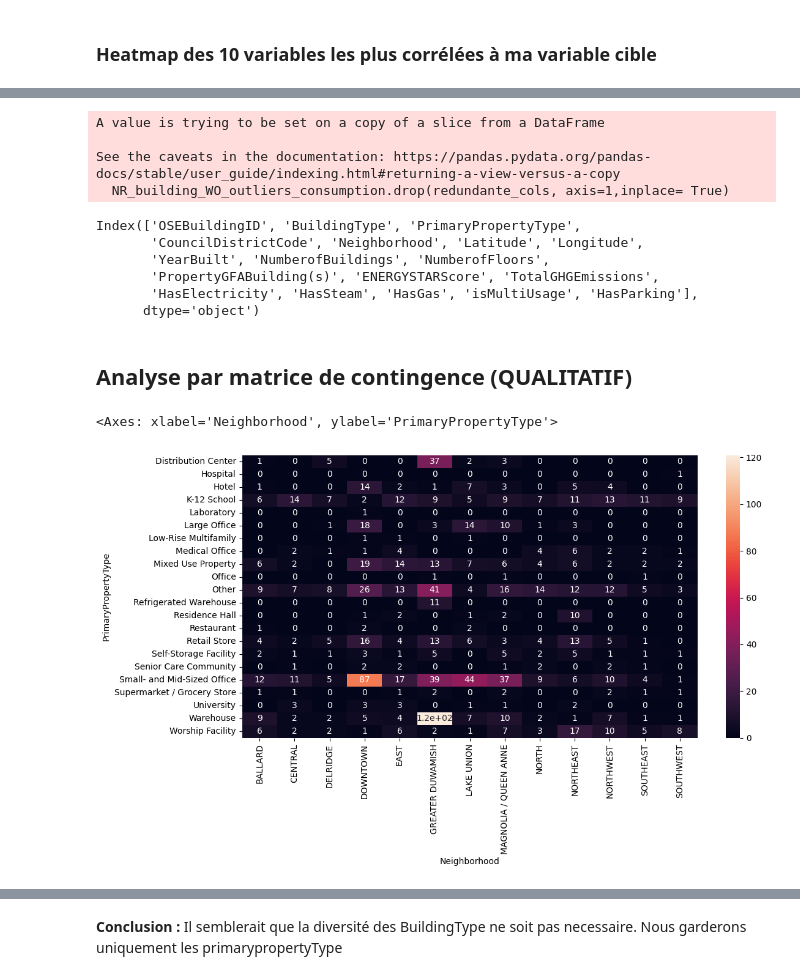
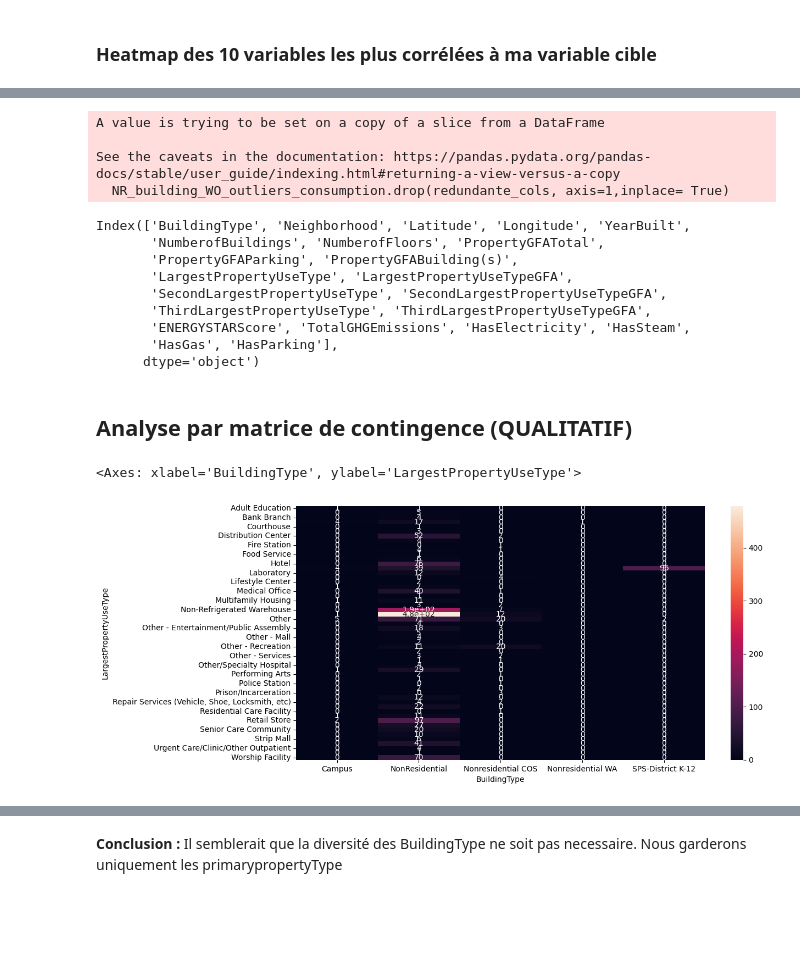
Before and after one commit to RandomFab/SEATLE, a Jupyter notebook: P3_template_modelistation_supervisee_data_scientist.ipynb, the cells around one changed output, grey strips where cells are left out. Cells and saved outputs as stored; diff of their text form; code cells hidden in the pictures; blank space fills up the shorter version.

```diff
--- a/P3_template_modelistation_supervisee_data_scientist.ipynb
+++ b/P3_template_modelistation_supervisee_data_scientist.ipynb
@@ -231,12 +306,12 @@ array(['DOWNTOWN', 'SOUTHEAST', 'NORTHEAST', 'CENTRAL',
 # %%
 df = NR_building_WO_outliers_consumption
 
-nrj_outlier_columns = ['SiteEUI(kBtu/sf)','SiteEnergyUse(kBtu)']
+# nrj_outlier_columns = ['SiteEUI(kBtu/sf)','SiteEnergyUse(kBtu)']
 
-for column in nrj_outlier_columns:
-    limite_basse, limite_haute = quantile_outliers(df[column])
-    df = df[(df[column]>limite_basse) & (df[column]<limite_haute)]
-    print(df.shape)
+# for column in nrj_outlier_columns:
+#     limite_basse, limite_haute = quantile_outliers(df[column])
+#     df = df[(df[column]>limite_basse) & (df[column]<limite_haute)]
+#     print(df.shape)
 
 # Sélection des variables de base
 X_nrj = df.loc[df['ENERGYSTARScore'].notna(),
@@ -373,7 +445,6 @@ En règle générale : On utilise la méthode .apply() de Pandas pour créer une
 NR_building_WO_outliers_consumption['HasElectricity'] = NR_building_WO_outliers_consumption['Electricity(kBtu)'] > 0
 NR_building_WO_outliers_consumption['HasSteam'] = NR_building_WO_outliers_consumption['SteamUse(kBtu)'] > 0
 NR_building_WO_outliers_consumption['HasGas'] = NR_building_WO_outliers_consumption['NaturalGas(kBtu)'] > 0
-NR_building_WO_outliers_consumption['isMultiUsage'] = NR_building_WO_outliers_consumption['SecondLargestPropertyUseType'].notna()
 NR_building_WO_outliers_consumption['HasParking'] = NR_building_WO_outliers_consumption['PropertyGFAParking'] > 0
 # %% [output]
 A value is trying to be set on a copy of a slice from a DataFrame.
@@ -443,3 +517,7 @@ sns.heatmap(corr_mat,annot=False,vmax=0.8,square=True)
+# %%
+NR_building_WO_outliers_consumption.loc[NR_building_WO_outliers_consumption['LargestPropertyUseTypeGFA'].isna(),'LargestPropertyUseTypeGFA'] = 0
+NR_building_WO_outliers_consumption.loc[NR_building_WO_outliers_consumption['SecondLargestPropertyUseTypeGFA'].isna(),'SecondLargestPropertyUseTypeGFA'] = 0
+NR_building_WO_outliers_consumption.loc[NR_building_WO_outliers_consumption['ThirdLargestPropertyUseTypeGFA'].isna(),'ThirdLargestPropertyUseTypeGFA'] = 0
 # %% [markdown]
 ### Heatmap des 10 variables les plus corrélées à ma variable cible
 # %%
@@ -460,9 +537,8 @@ Index(['TotalGHGEmissions', 'GHGEmissionsIntensity', 'HasGas',
 # %%
-redundante_cols = ['GHGEmissionsIntensity','PropertyGFATotal','LargestPropertyUseTypeGFA',
-                   'PropertyGFAParking','SecondLargestPropertyUseTypeGFA',
-                   'ThirdLargestPropertyUseTypeGFA','ListOfAllPropertyUseTypes',
-                   'LargestPropertyUseType','SecondLargestPropertyUseType','ThirdLargestPropertyUseType']
-#'OSEBuildingID',
+redundante_cols = ['GHGEmissionsIntensity','ListOfAllPropertyUseTypes',
+                   'PrimaryPropertyType','CouncilDistrictCode','OSEBuildingID'
+                   ]#'PropertyGFATotal','PropertyGFAParking','PropertyGFABuilding(s)'
+
 NR_building_WO_outliers_consumption.drop(redundante_cols, axis=1,inplace= True)
 NR_building_WO_outliers_consumption.columns
 # %% [output]
@@ -470,18 +546,21 @@ A value is trying to be set on a copy of a slice from a DataFrame
 
 See the caveats in the documentation: https://pandas.pydata.org/pandas-docs/stable/user_guide/indexing.html#returning-a-view-versus-a-copy
   NR_building_WO_outliers_consumption.drop(redundante_cols, axis=1,inplace= True)
-Index(['OSEBuildingID', 'BuildingType', 'PrimaryPropertyType',
-       'CouncilDistrictCode', 'Neighborhood', 'Latitude', 'Longitude',
-       'YearBuilt', 'NumberofBuildings', 'NumberofFloors',
-       'PropertyGFABuilding(s)', 'ENERGYSTARScore', 'TotalGHGEmissions',
-       'HasElectricity', 'HasSteam', 'HasGas', 'isMultiUsage', 'HasParking'],
+Index(['BuildingType', 'Neighborhood', 'Latitude', 'Longitude', 'YearBuilt',
+       'NumberofBuildings', 'NumberofFloors', 'PropertyGFATotal',
+       'PropertyGFAParking', 'PropertyGFABuilding(s)',
+       'LargestPropertyUseType', 'LargestPropertyUseTypeGFA',
+       'SecondLargestPropertyUseType', 'SecondLargestPropertyUseTypeGFA',
+       'ThirdLargestPropertyUseType', 'ThirdLargestPropertyUseTypeGFA',
+       'ENERGYSTARScore', 'TotalGHGEmissions', 'HasElectricity', 'HasSteam',
+       'HasGas', 'HasParking'],
       dtype='object')
 # %% [markdown]
 ## Analyse par matrice de contingence (QUALITATIF)
 # %%
-matrice_contingence = pd.crosstab(NR_building_WO_outliers_consumption['PrimaryPropertyType'],NR_building_WO_outliers_consumption['Neighborhood'])
+matrice_contingence = pd.crosstab(NR_building_WO_outliers_consumption['LargestPropertyUseType'],NR_building_WO_outliers_consumption['BuildingType'])
 plt.figure(figsize=(12,6))
 sns.heatmap(matrice_contingence,annot=True)
 # %% [output]
-<Axes: xlabel='Neighborhood', ylabel='PrimaryPropertyType'>
+<Axes: xlabel='BuildingType', ylabel='LargestPropertyUseType'>
-[figure, old version]
+[figure, new version]
```
Also changed, not shown: parts of 82 cells of this notebook.
